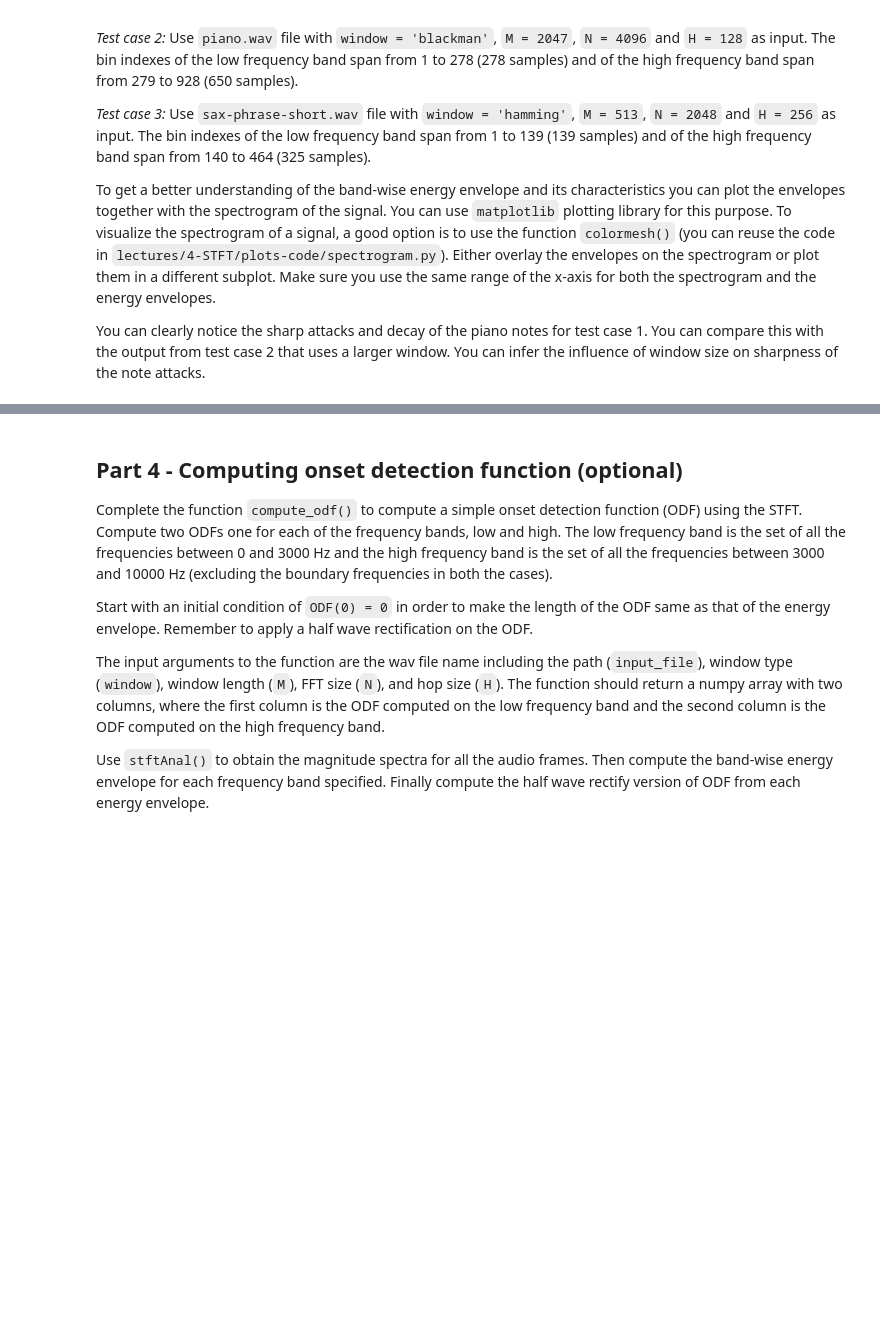
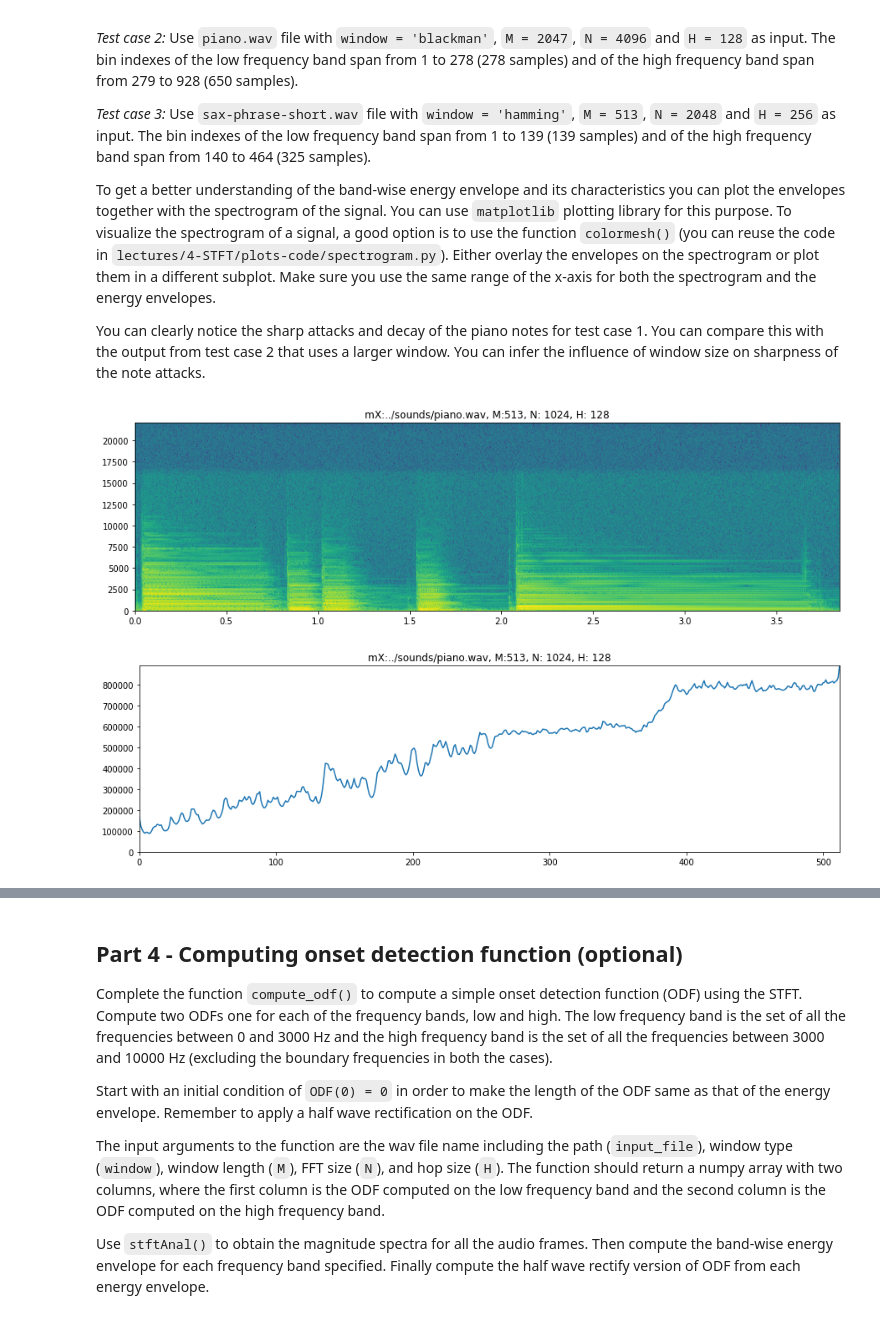
Before and after one commit to RamanS11/sms-tools, a Jupyter notebook: notebooks/E4-STFT.ipynb, the cells around one changed output, grey strips where cells are left out. Cells and saved outputs as stored; diff of their text form; code cells hidden in the pictures; blank space fills up the shorter version.

```diff
--- a/notebooks/E4-STFT.ipynb
+++ b/notebooks/E4-STFT.ipynb
@@ -306,6 +305,47 @@ def compute_eng_env(input_file, window, M, N, H):
     """
 
     ### your code here
+
+    w = get_window(window, M)
+
+    [fs, x] = wavread(input_file)
+
+    mag, pha = stft.stftAnal(x, w, N, H)
+
+    k1 = 3000
+    k2 = 10000
+
+    low = int(np.ceil((k1*N)/fs))
+    high = int(np.ceil((k1*N)/fs))
+
+
+    mag_low = mag[1:low-1,:]
+    mag_high = mag[low+1:high-1,:]
+
+    e_low = sum(np.abs(np.power(mag_low,2)))
+    e_high = sum(np.abs(np.power(mag_high,2)))
+
+
+    plt.figure(1, figsize=(15, 9))
+    plt.subplot(211)
+    numFrames = int(mag[:,0].size)
+    frmTime = H*np.arange(numFrames)/float(fs)
+    binFreq = np.arange(mag[0,:].size)*float(fs)/N
+    plt.pcolormesh(frmTime, binFreq, np.transpose(mag))
+    plt.title('mX:'+input_file+', M:'+str(M)+', N: '+str(N)+', H: '+str(H))
+    plt.autoscale(tight=True)
+
+    plt.figure(2, figsize=(15, 9))
+    plt.subplot(211)
+    numFrames = int(mag[:,0].size)
+    frmTime = H*np.arange(numFrames)/float(fs)
+    binFreq = np.arange(mag[0,:].size)*float(fs)/N
+    plt.plot(e_low)
+    plt.plot(e_high)
+    plt.title('mX:'+input_file+', M:'+str(M)+', N: '+str(N)+', H: '+str(H))
+    plt.autoscale(tight=True)
+
+    return [e_low, e_high]
 # %% [markdown]
 Now run and test `compute_eng_env()`. In order to check it you can run and compare these 3 test cases, ploting the results.
 
@@ -329,4 +369,9 @@ You can clearly notice the sharp attacks and decay of the piano notes for test c
 # %%
 # E4 - 3.2: Call the function compute_eng_env() and plot the envelopes together with the spectrogram of the signal
 
 ### Your code here
+# Case 1:
+energias = compute_eng_env("../sounds/piano.wav",'blackman',513,1024,128)
+# %% [output]
+[figure, added]
+[figure, added]
```
Also changed, not shown: parts of 8 cells of this notebook.
